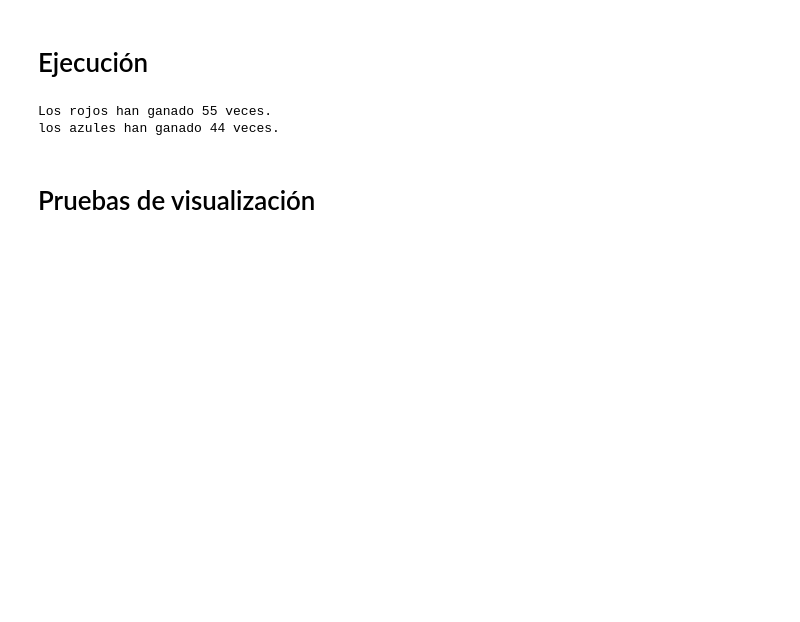
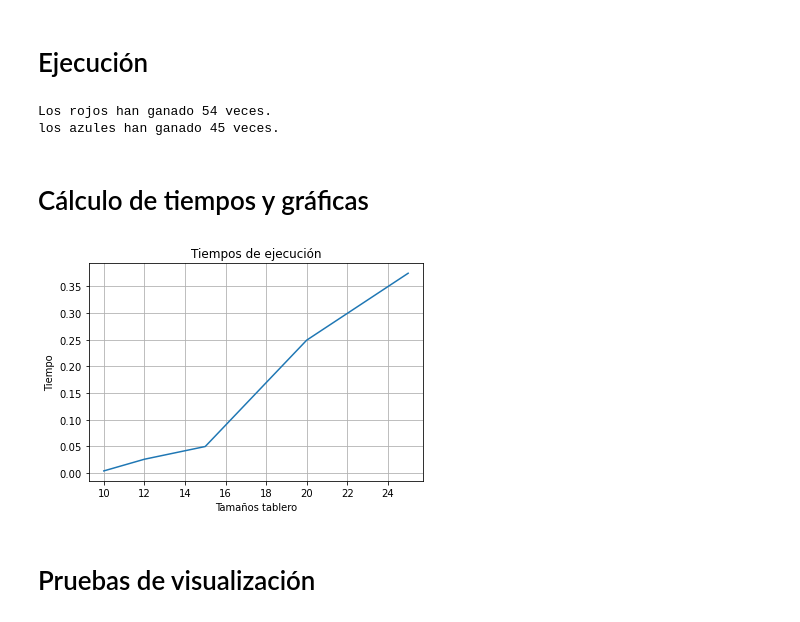
Before and after one commit to Enriquerzrz/CAR, a Jupyter notebook: game_of_war.ipynb, the cells around one changed output. Cells and saved outputs as stored; diff of their text form; code cells hidden in the pictures; blank space fills up the shorter version.

Commit message:
Graficos de tiempos

```diff
--- a/game_of_war.ipynb
+++ b/game_of_war.ipynb
@@ -271,8 +272,9 @@ Definición: Función que contiene todo el programa principal
 Entradas: -
 Salidas: Gandor de la batalla
 '''
-def batalla():
-    tablero = generar_tablero(TAM_TABLERO) # Se genera tablero
+def batalla(TAM_TABLERO):
+    tam_t = TAM_TABLERO
+    tablero = generar_tablero(tam_t) # Se genera tablero
     terminado = False # Se inicializa la condición de terminación
     ver = 0 # Variable para elegir cada cuanto ver el tablero
 
@@ -289,6 +291,19 @@ def batalla():
         terminado = comprobar_final(tablero) # Se comprueba si se finaliza
 
     return quien_gana(tablero) # Devolución de ganador
+
+'''
+Definición: Calcular el tiempo de una batalla
+Entradas: tamaño del tablero
+Salidas: tiempo de ejecución
+'''
+def calcular_tiempo_ejecucion(tam):
+    r = 0
+    inicio = time.time() # Se inicializa el tiempo
+    r = batalla(tam) # Ocurre la batalla
+    fin = time.time() # Sefinaliza el tiempo
+
+    return fin-inicio # Se calcula la didferencia de tiempo
 # %% [markdown]
 # Ejecución
 # %%
@@ -298,7 +313,7 @@ unos = 0
 zeros = 0
 
 for i in range(1, 100):
-    r = batalla()
+    r = batalla(TAM_TABLERO)
 
     if r == 0:
         zeros = zeros+1
@@ -308,8 +323,46 @@ for i in range(1, 100):
 print("Los rojos han ganado " + str(unos) + " veces.")
 print("los azules han ganado " + str(zeros) + " veces.")
 # %% [output]
-Los rojos han ganado 55 veces.
-los azules han ganado 44 veces.
+Los rojos han ganado 54 veces.
+los azules han ganado 45 veces.
+# %% [markdown]
+# Cálculo de tiempos y gráficas
+# %%
+# 10 batallas de tablero 10x10, 50x50, 100x100 y 200x200
+t = []
+
+# Se ejecuta con tablero 10x10
+TAM_TABLERO = (10, 10)
+t.append(calcular_tiempo_ejecucion((10, 10)))
+
+# Se ejecuta con tablero 25x25
+TAM_TABLERO = (12, 12)
+t.append(calcular_tiempo_ejecucion((12, 12)))
+
+# Se ejeucta con tablero 50x50
+TAM_TABLERO = (15, 15)
+t.append(calcular_tiempo_ejecucion((15, 15)))
+
+# Se ejecuta con tablero 100x100
+TAM_TABLERO = (20, 20)
+t.append(calcular_tiempo_ejecucion((20, 20)))
+
+# Se ejecuta con tablero 200x200
+TAM_TABLERO = (25, 25)
+t.append(calcular_tiempo_ejecucion((25, 25)))
+
+# Visualización de la evolución de los tiempos
+x = [10, 12, 15, 20, 25]
+y = t
+
+plt.plot(x, y)
+plt.xlabel('Tamaños tablero')
+plt.ylabel('Tiempo')
+plt.title('Tiempos de ejecución')
+plt.grid()
+plt.show()
+# %% [output]
+[figure, added]
 # %% [markdown]
 # Pruebas de visualización
 # %%
```
Also changed, not shown: parts of 1 cell of this notebook.
